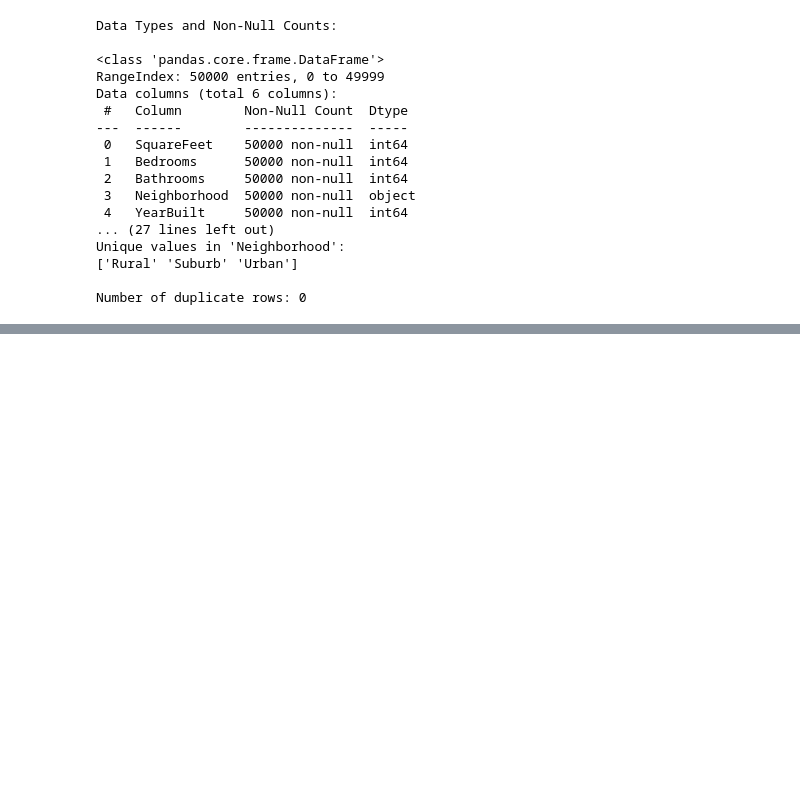
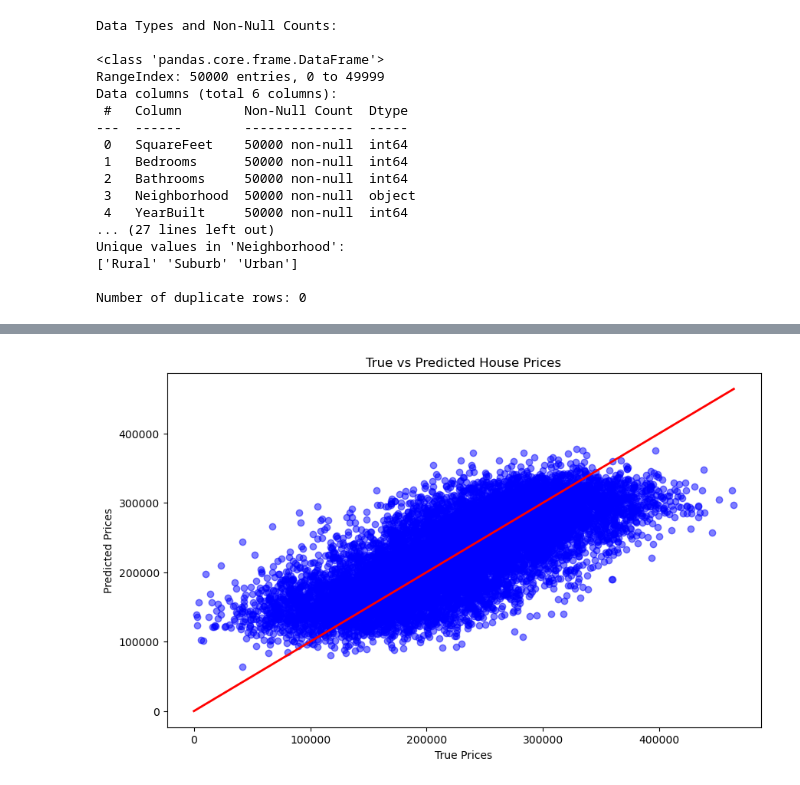
Before and after one commit to MiltonGreat/Housing-Market, a Jupyter notebook: Housing Market Analysis.ipynb, the cells around one changed output, grey strips where cells are left out. Cells and saved outputs as stored; diff of their text form; code cells hidden in the pictures; blank space fills up the shorter version.

```diff
--- a/Housing Market Analysis.ipynb
+++ b/Housing Market Analysis.ipynb
@@ -152,0 +191,93 @@ plt.show()
+# %%
+# Data Preprocessing
+
+# Convert categorical 'Neighborhood' into numerical format using one-hot encoding
+df = pd.get_dummies(df, columns=['Neighborhood'], drop_first=True)
+
+# Split the data into features and target variable
+X = df.drop('Price', axis=1)
+y = df['Price']
+
+# Feature Scaling (if necessary)
+scaler = StandardScaler()
+X_scaled = pd.DataFrame(scaler.fit_transform(X), columns=X.columns)
+
+# Split the data into training and testing sets
+X_train, X_test, y_train, y_test = train_test_split(X_scaled, y, test_size=0.2, random_state=42)
+
+# Train different regression models
+
+# Linear Regression
+lr_model = LinearRegression()
+lr_model.fit(X_train, y_train)
+
+# Predictions and evaluation for Linear Regression
+y_pred_lr = lr_model.predict(X_test)
+mae_lr = mean_absolute_error(y_test, y_pred_lr)
+mse_lr = mean_squared_error(y_test, y_pred_lr)
+r2_lr = r2_score(y_test, y_pred_lr)
+
+print("\nLinear Regression Model Evaluation:")
+print(f"MAE: {mae_lr}")
+print(f"MSE: {mse_lr}")
+print(f"R2: {r2_lr}")
+
+# Decision Tree Regression
+dt_model = DecisionTreeRegressor(random_state=42)
+dt_model.fit(X_train, y_train)
+
+# Predictions and evaluation for Decision Tree Regression
+y_pred_dt = dt_model.predict(X_test)
+mae_dt = mean_absolute_error(y_test, y_pred_dt)
+mse_dt = mean_squared_error(y_test, y_pred_dt)
+r2_dt = r2_score(y_test, y_pred_dt)
+
+print("\nDecision Tree Regression Model Evaluation:")
+print(f"MAE: {mae_dt}")
+print(f"MSE: {mse_dt}")
+print(f"R2: {r2_dt}")
+
+# 4.3 Random Forest Regression
+rf_model = RandomForestRegressor(n_estimators=100, random_state=42)
+rf_model.fit(X_train, y_train)
+
+# Predictions and evaluation for Random Forest Regression
+y_pred_rf = rf_model.predict(X_test)
+mae_rf = mean_absolute_error(y_test, y_pred_rf)
+mse_rf = mean_squared_error(y_test, y_pred_rf)
+r2_rf = r2_score(y_test, y_pred_rf)
+
+print("\nRandom Forest Regression Model Evaluation:")
+print(f"MAE: {mae_rf}")
+print(f"MSE: {mse_rf}")
+print(f"R2: {r2_rf}")
+
+# Cross-validation for the models (optional, for better performance insight)
+cv_scores_lr = cross_val_score(lr_model, X_scaled, y, cv=5, scoring='neg_mean_squared_error')
+cv_scores_dt = cross_val_score(dt_model, X_scaled, y, cv=5, scoring='neg_mean_squared_error')
+cv_scores_rf = cross_val_score(rf_model, X_scaled, y, cv=5, scoring='neg_mean_squared_error')
+
+print("\nCross-validation scores for Linear Regression:", cv_scores_lr)
+print("\nCross-validation scores for Decision Tree Regression:", cv_scores_dt)
+print("\nCross-validation scores for Random Forest Regression:", cv_scores_rf)
+
+# Visualize Results
+
+# Visualizing the comparison of true vs predicted prices
+plt.figure(figsize=(10, 6))
+plt.scatter(y_test, y_pred_rf, color='blue', alpha=0.5)
+plt.plot([0, max(y_test)], [0, max(y_test)], color='red', linewidth=2)  # Ideal line (True vs Predicted)
+plt.xlabel('True Prices')
+plt.ylabel('Predicted Prices')
+plt.title('True vs Predicted House Prices')
+plt.show()
+
+# Feature importance (Random Forest)
+feature_importance = rf_model.feature_importances_
+plt.figure(figsize=(12, 6))
+plt.barh(X.columns, feature_importance, color='teal')
+plt.title('Feature Importance (Random Forest)')
+plt.xlabel('Importance')
+plt.ylabel('Features')
+plt.show()
+# %% [output]
@@ -152,0 +301 @@ plt.show()
+[figure, added]
```
Also changed, not shown: parts of 10 cells of this notebook.
